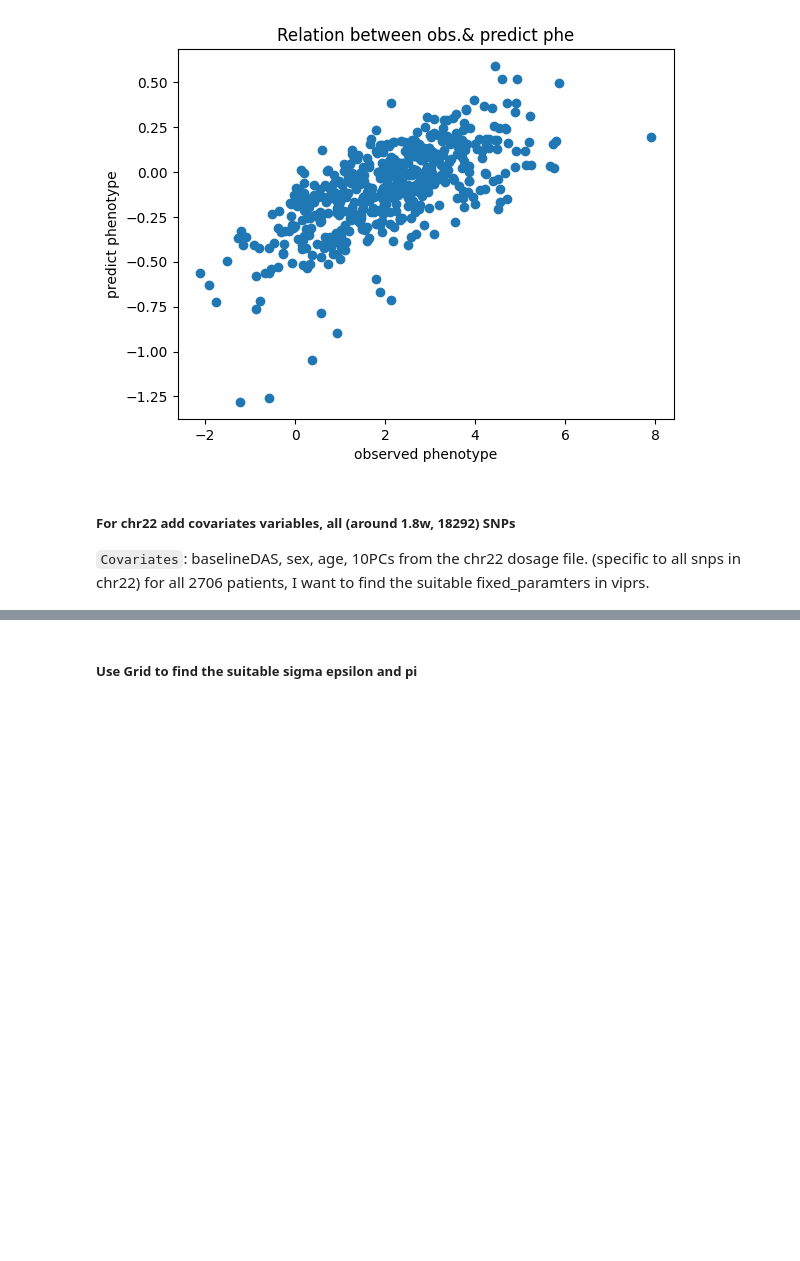
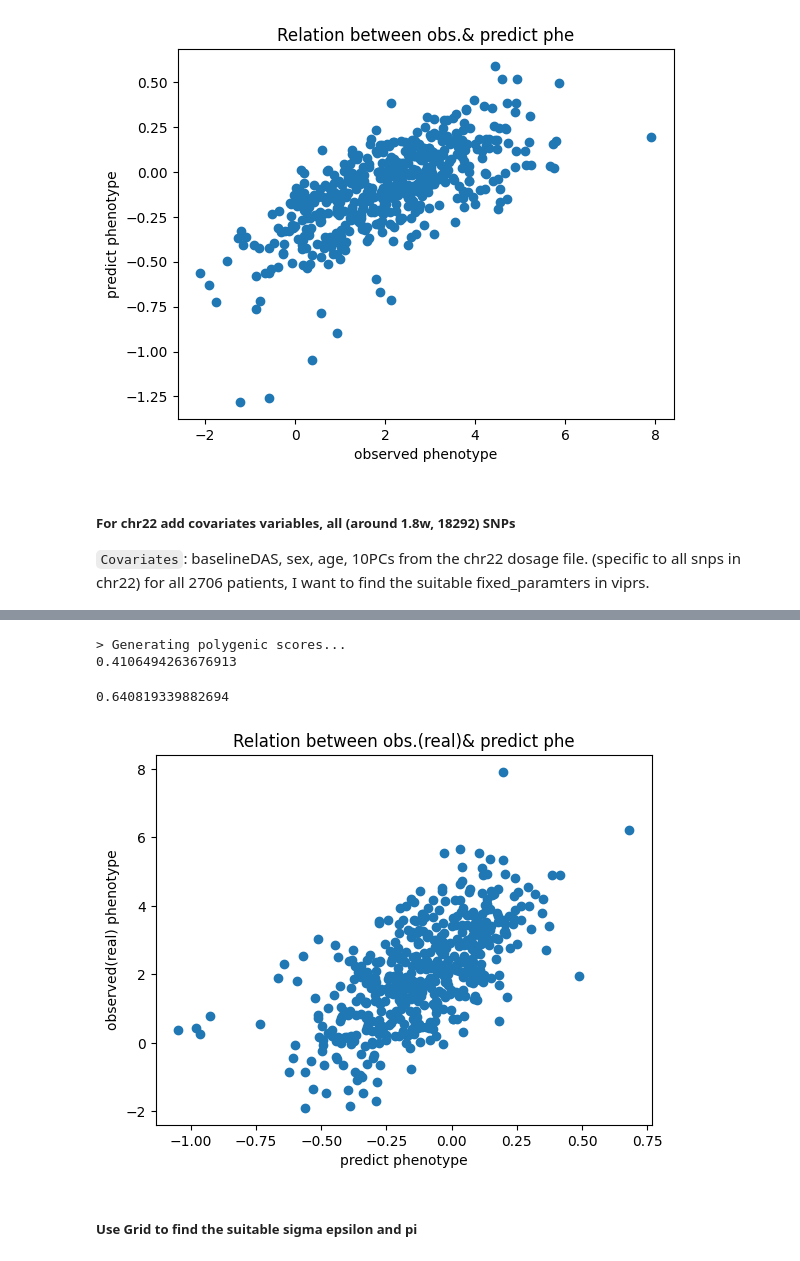
Before and after one commit to Yiqing-Zhu2000/RA_Project, a Jupyter notebook: Real_phe_expr.ipynb, the cells around one changed output, grey strips where cells are left out. Drawn from its saved outputs; the diff is of its cells as text; code cells hidden in the pictures; blank space fills up the shorter version.

```diff
--- a/Real_phe_expr.ipynb
+++ b/Real_phe_expr.ipynb
@@ -220,3 +261,20 @@ I want to find the suitable fixed_paramters in viprs.
+# %%
+pred = v.predict(RCo_A22Val_gdl)
+
+print(r2(pred, RCo_A22Val_gdl.sample_table.phenotype))
+# realA22Train_gdl, realA22Val_gdl
+
+# Pearson Correlation
+corr_train, p_value_train = pearsonr(pred, RCo_A22Val_gdl.sample_table.phenotype)
+corr_train
+# %% [output]
+> Generating polygenic scores...
+0.4106494263676913
+0.640819339882694
+# %%
+plot_obs_vs_pred(RCo_A22Val_gdl.sample_table.phenotype, pred)
+# %% [output]
+[figure, added]
 # %% [markdown]
 <h5> Use Grid to find the suitable sigma epsilon and pi </h5>
 # %% [markdown]
```
Also changed, not shown: parts of 4 cells of this notebook.
